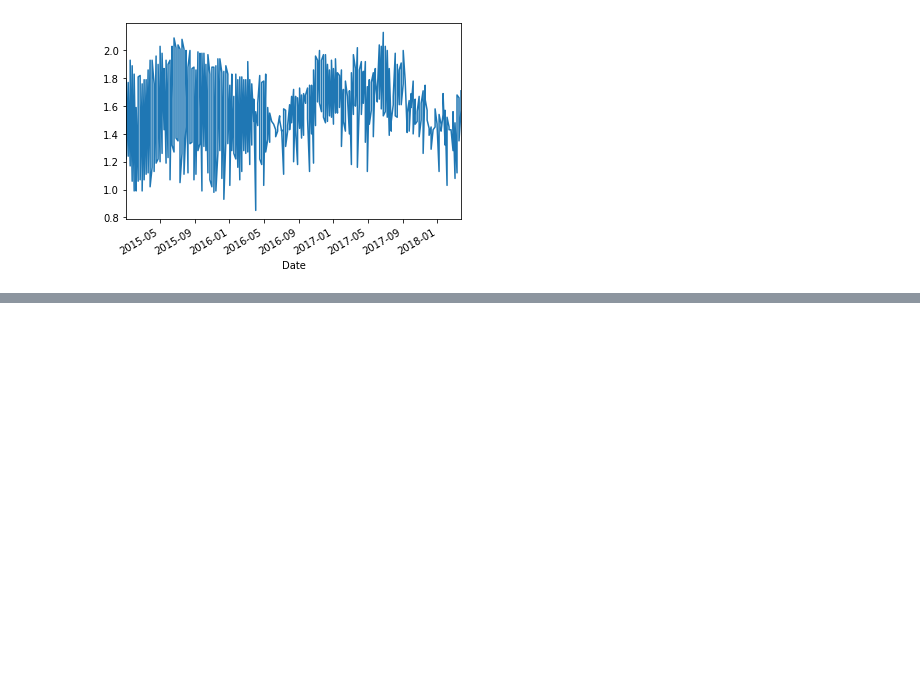
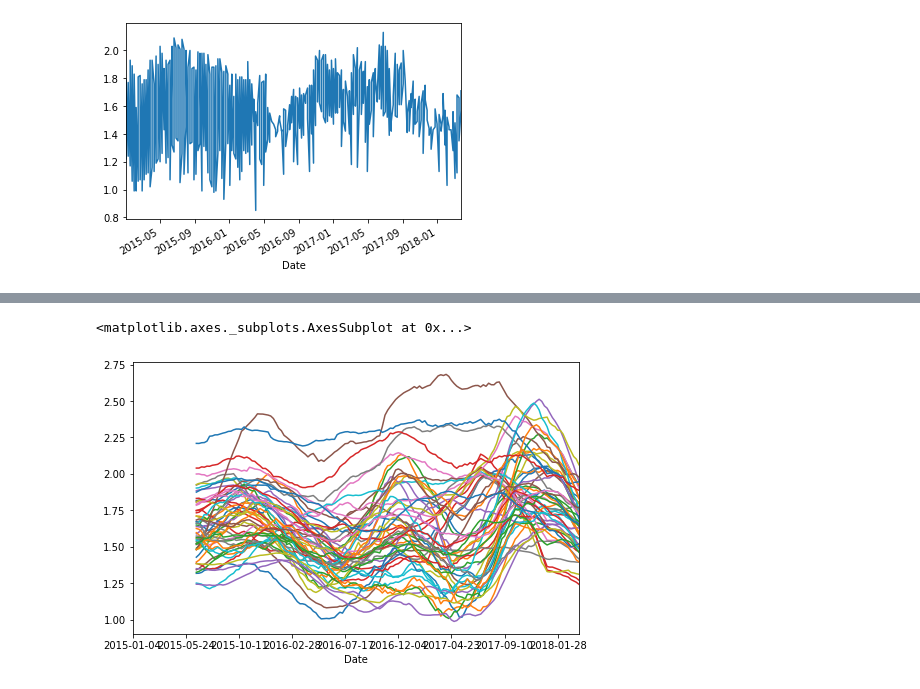
Before and after one commit to Sibin-Sibi/DataAnalysis_Pandas, a Jupyter notebook: Graphing.ipynb, the cells around one changed output, grey strips where cells are left out. Cells and saved outputs as stored; diff of their text form; code cells hidden in the pictures; blank space fills up the shorter version.

Commit message:
Final plot generated

```diff
--- a/Graphing.ipynb
+++ b/Graphing.ipynb
@@ -35,0 +44,6 @@ TypeError: 'PlotAccessor' object is not subscriptable
+# %%
+import pandas as pd
+df = pd.read_csv("avocado.csv")
+df = df.copy()[df['type'] == 'organic'] #data frame with type = 'organic' to avoid reccursion
+df.sort_values(by = 'Date', ascending = True, inplace =  True)
+df.head()
@@ -35,0 +57,13 @@ TypeError: 'PlotAccessor' object is not subscriptable
+# %%
+graph_df = pd.DataFrame()
+
+for region in df["region"].unique():
+    region_df = df.copy()[df['region'] == region]
+    region_df.set_index("Date", inplace = True) #setting index
+    region_df.sort_index(inplace = True)#sorting the index
+    region_df[f"{ region}_Price25"]= region_df["AveragePrice"].rolling(25).mean()
+
+    if graph_df.empty:
+        graph_df = region_df[[f"{region}_Price25"]]# double square bracket to make graph_df a dataframe
+    else:
+        graph_df = graph_df.join(region_df[[f"{region}_Price25"]])
@@ -35,0 +81,6 @@ TypeError: 'PlotAccessor' object is not subscriptable
+# %%
+
+graph_df.plot(legend = False, figsize = (8,5))
+# %% [output]
+<matplotlib.axes._subplots.AxesSubplot at 0x...>
+[figure, added]
```
Also changed, not shown: parts of 8 cells of this notebook.
